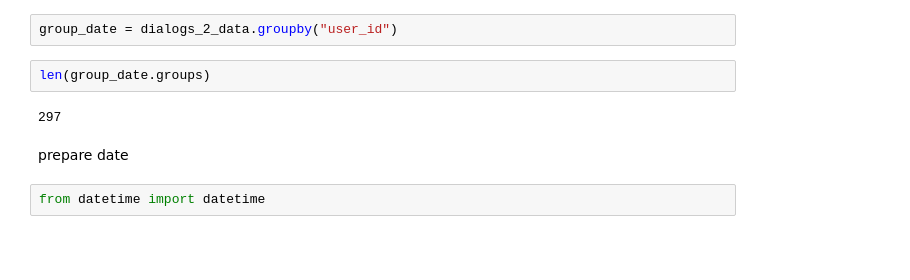
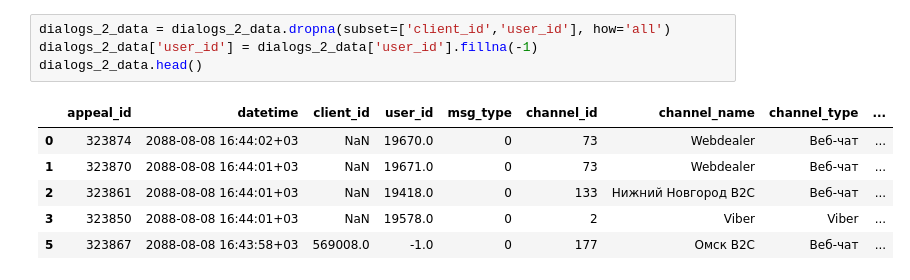
Before and after one commit to rhangelxs/tele2-scheduling, a Jupyter notebook: data.ipynb, the cells around one changed output. Saved outputs shown, nothing was run; the diff lists cells and outputs as text; blank space fills up the shorter version.

```diff
--- a/data.ipynb
+++ b/data.ipynb
@@ -58,10 +5,11 @@ print(clear_data.head())
-# %%
-group_date = dialogs_2_data.groupby("user_id")
-# %%
-len(group_date.groups)
-# %% [output]
-297
-# %% [markdown]
-prepare date
-# %%
-from datetime import datetime
+# %%
+dialogs_2_data = dialogs_2_data.dropna(subset=['client_id','user_id'], how='all')
+dialogs_2_data['user_id'] = dialogs_2_data['user_id'].fillna(-1)
+dialogs_2_data.head()
+# %% [output]
+|  | appeal_id | datetime | client_id | user_id | msg_type | channel_id | channel_name | channel_type | ... |
+| 0 | 323874 | 2088-08-08 16:44:02+03 | NaN | 19670.0 | 0 | 73 | Webdealer | Веб-чат | ... |
+| 1 | 323870 | 2088-08-08 16:44:01+03 | NaN | 19671.0 | 0 | 73 | Webdealer | Веб-чат | ... |
+| 2 | 323861 | 2088-08-08 16:44:01+03 | NaN | 19418.0 | 0 | 133 | Нижний Новгород B2C | Веб-чат | ... |
+| 3 | 323850 | 2088-08-08 16:44:01+03 | NaN | 19578.0 | 0 | 2 | Viber | Viber | ... |
+| 5 | 323867 | 2088-08-08 16:43:58+03 | 569008.0 | -1.0 | 0 | 177 | Омск B2C | Веб-чат | ... |
```
Also changed, not shown: parts of 13 cells of this notebook.
